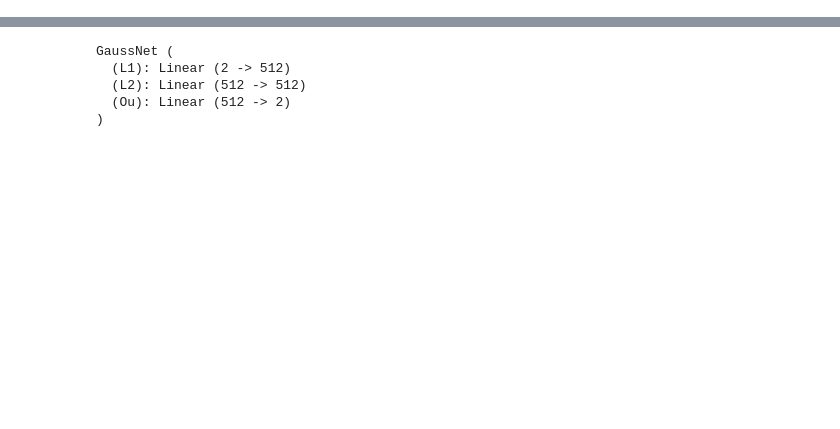
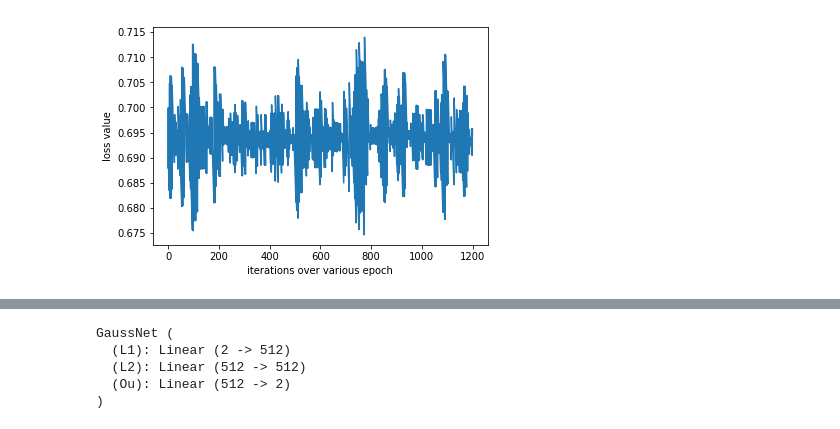
Before and after one commit to udion/gmmGAN, a Jupyter notebook: gaussianClassifier.ipynb, the cells around one changed output, grey strips where cells are left out. Drawn from its saved outputs; the diff is of its cells as text; code cells hidden in the pictures; blank space fills up the shorter version.

Commit message:
with loss plot

```diff
--- a/gaussianClassifier.ipynb
+++ b/gaussianClassifier.ipynb
@@ -154,9 +155,17 @@ def gettestdata():
         traindata.append((next(d1bar),np.array([0])))
     np.random.shuffle(testdata)
     return testdata
+# %%
+def plot_loss(losstrack):
+    plt.figure()
+    plt.plot(losstrack)
+    plt.ylabel('loss value')
+    plt.xlabel('iterations over various epoch')
+    plt.show()
 # %%
 model.double()
 n_epoch = 15
+losstrack = []
 for eph in range(n_epoch):
     traindata = gettraindata()
     for i in range(n_posBatch+n_negBatch):
@@ -172,6 +181,9 @@ for eph in range(n_epoch):
         loss = F.cross_entropy(outp, lbl)
         loss.backward()
         optimizer.step()
+        losstrack.append(loss.data[0])
         if i%5 == 0 and eph%2 == 0:
             print('==>>> epoch: {}, batch: {}, train loss: {:.8f}'.format(eph, i, loss.data[0]))
+
+plot_loss(losstrack)
 # %% [output]
@@ -195 +207,2 @@ for eph in range(n_epoch):
+[figure, added]
 # %%
```
Also changed, not shown: parts of 5 cells of this notebook.
